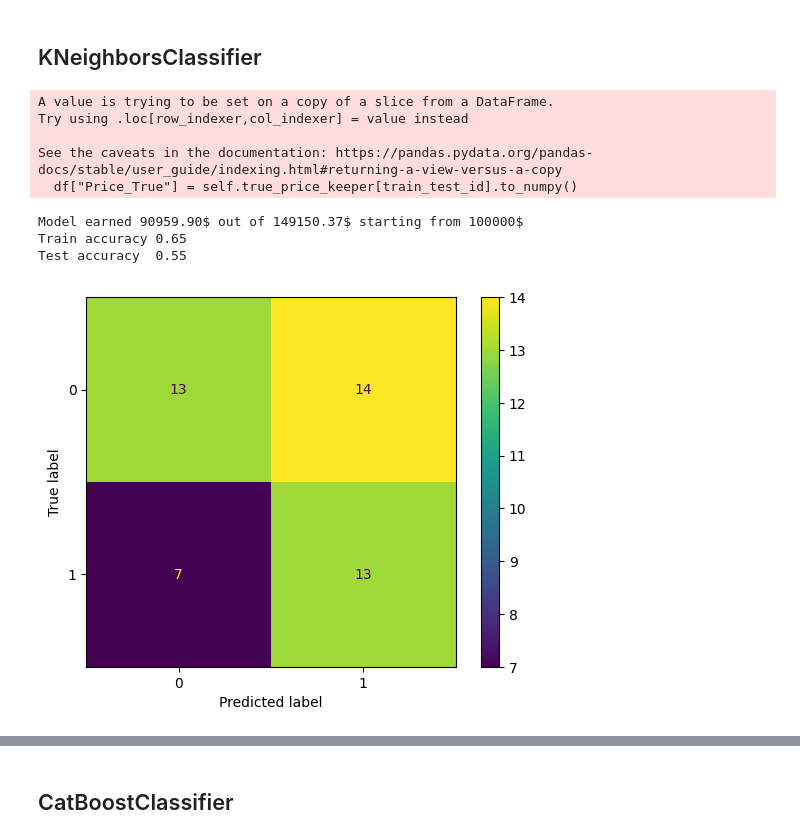
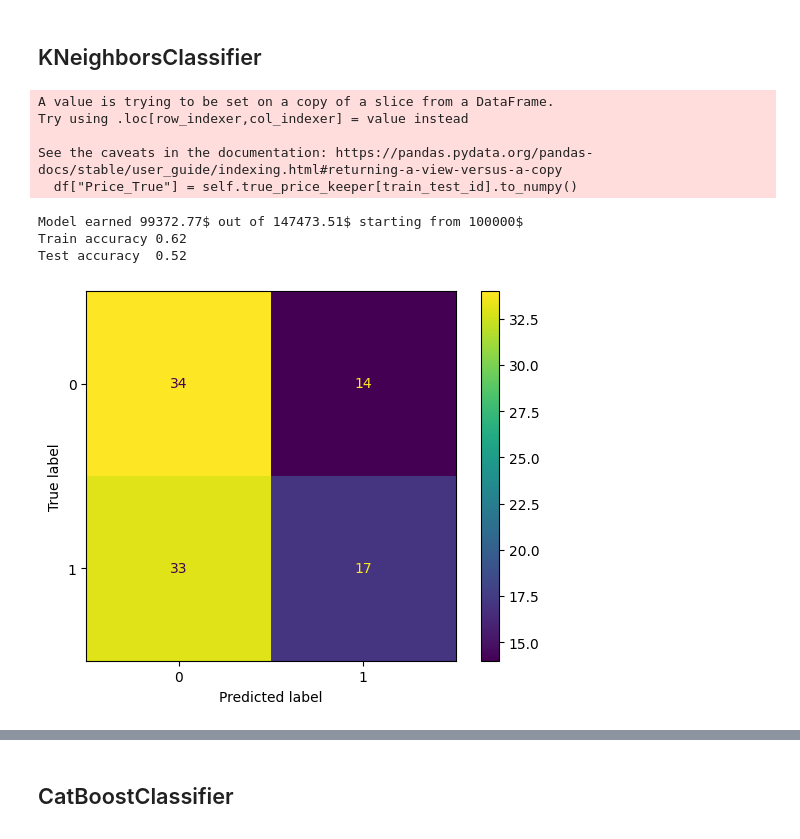
Before and after one commit to PoliakovVI/SPP, a Jupyter notebook: model/st4_rsi_ml_classification.ipynb, the cells around one changed output, grey strips where cells are left out. Saved outputs shown, nothing was run; the diff lists cells and outputs as text; code cells hidden in the pictures.

```diff
--- a/model/st4_rsi_ml_classification.ipynb
+++ b/model/st4_rsi_ml_classification.ipynb
@@ -13,6 +15,7 @@ import matplotlib.pyplot as plt
 # %%
-def_pipe = process.RsiBinPipeline("TSLA", period="1y")
-X_train, y_train, X_test, y_test = def_pipe.get_data()
+ticker = "CMCSA"
+rsi_pipe = process.RsiBinPipeline(ticker, period="2y")
+X_train, y_train, X_test, y_test = rsi_pipe.get_data()
 # %% [output]
 [*********************100%***********************]  1 of 1 completed
 A value is trying to be set on a copy of a slice from a DataFrame.
@@ -25,28 +49,28 @@ See the caveats in the documentation: https://pandas.pydata.org/pandas-docs/stab
 # %%
 model = KNeighborsClassifier(n_neighbors=10).fit(X_train, y_train)
 y_train_pred_bin = model.predict(X_train)
 y_test_pred_bin = model.predict(X_test)
 
-df = def_pipe.get_test_price(y_test_pred_bin)  # ! Prediction_ExpProf will not be corret as we
+df = rsi_pipe.get_test_price(y_test_pred_bin)  # ! Prediction_ExpProf will not be corret as we
                                                # ! proposed bin not price
 
 start_capital = 100000
 tt = market.BinTraderTest(start_capital, y_test_pred_bin, df["Price_True"])
 bt = market.BinTraderTest(start_capital, y_test, df["Price_True"])
 traded_capital = tt.trade()
 maximal_caital = bt.trade()
 print(f"Model earned {(traded_capital):.2f}$ out of {maximal_caital:.2f}$ starting from {start_capital}$ ")
 
 print(f"Train accuracy {model.score(X_train, y_train):.2f} \nTest accuracy  {model.score(X_test, y_test):.2f}")
 
 _ = ConfusionMatrixDisplay.from_predictions(y_test, y_test_pred_bin)
 # %% [output]
 A value is trying to be set on a copy of a slice from a DataFrame.
 Try using .loc[row_indexer,col_indexer] = value instead
 
 See the caveats in the documentation: https://pandas.pydata.org/pandas-docs/stable/user_guide/indexing.html#returning-a-view-versus-a-copy
   df["Price_True"] = self.true_price_keeper[train_test_id].to_numpy()
-Model earned 90959.90$ out of 149150.37$ starting from 100000$
-Train accuracy 0.65
-Test accuracy  0.55
+Model earned 99372.77$ out of 147473.51$ starting from 100000$
+Train accuracy 0.62
+Test accuracy  0.52
-[figure, old version]
+[figure, new version]
```
Also changed, not shown: parts of 23 cells of this notebook, 11 other files.
